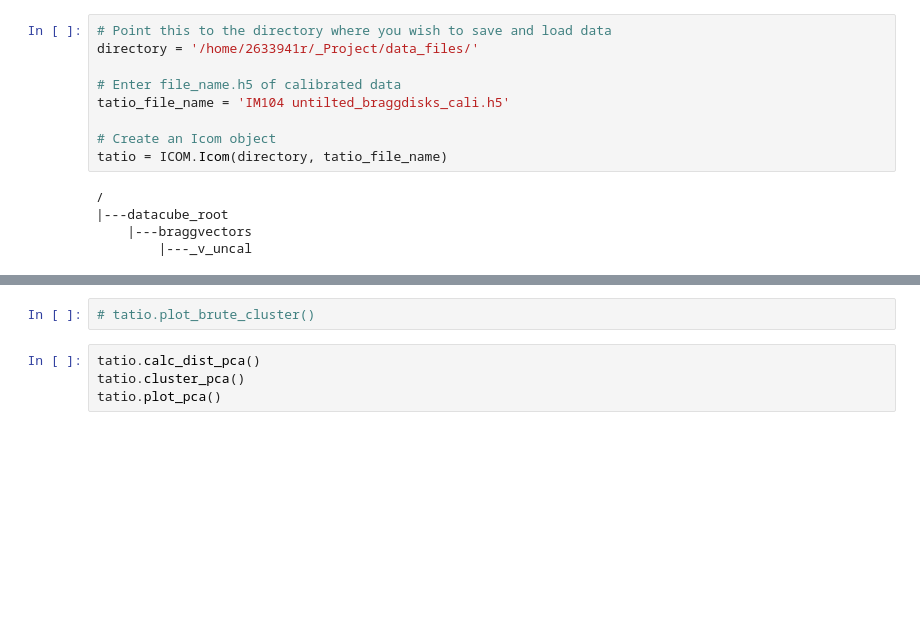
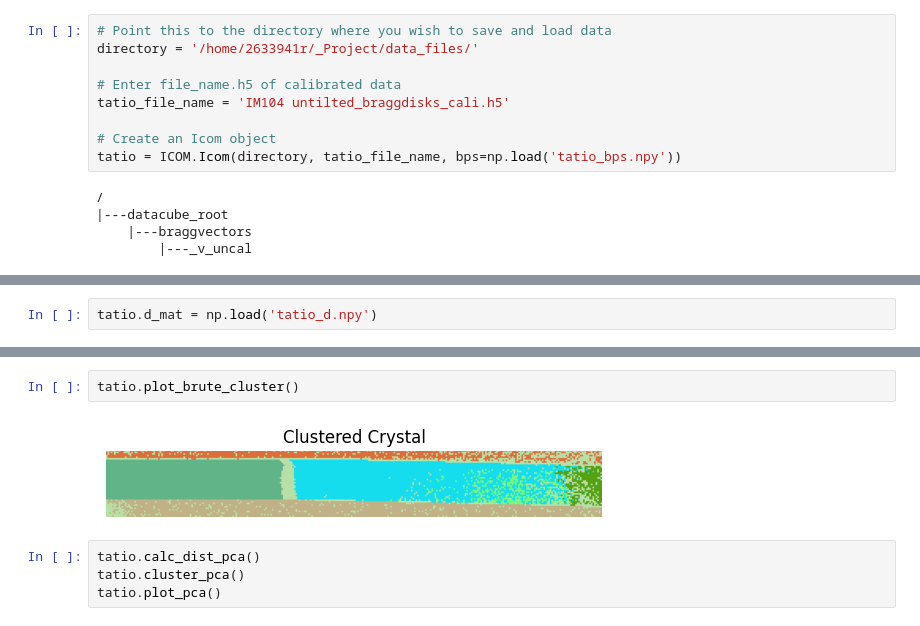
Before and after one commit to Samarium-Helium/ICOM, a Jupyter notebook: ICOM_Demonstration.ipynb, the cells around one changed output, grey strips where cells are left out. Saved outputs shown, nothing was run; the diff lists cells and outputs as text; blank space fills up the shorter version.

```diff
--- a/ICOM_Demonstration.ipynb
+++ b/ICOM_Demonstration.ipynb
@@ -19,7 +21,7 @@ directory = '/home/2633941r/_Project/data_files/'
 tatio_file_name = 'IM104 untilted_braggdisks_cali.h5'
 
 # Create an Icom object
-tatio = ICOM.Icom(directory, tatio_file_name)
+tatio = ICOM.Icom(directory, tatio_file_name, bps=np.load('tatio_bps.npy'))
 # %% [output]
 /
 |---datacube_root
@@ -30,0 +51,2 @@ tatio = ICOM.Icom(directory, tatio_file_name)
+# %%
+tatio.d_mat = np.load('tatio_d.npy')
@@ -33,5 +73,7 @@ tatio = ICOM.Icom(directory, tatio_file_name)
 # %%
-# tatio.plot_brute_cluster()
+tatio.plot_brute_cluster()
+# %% [output]
+[figure, added]
 # %%
 tatio.calc_dist_pca()
 tatio.cluster_pca()
```
Also changed, not shown: parts of 9 cells of this notebook, 1 other file.
